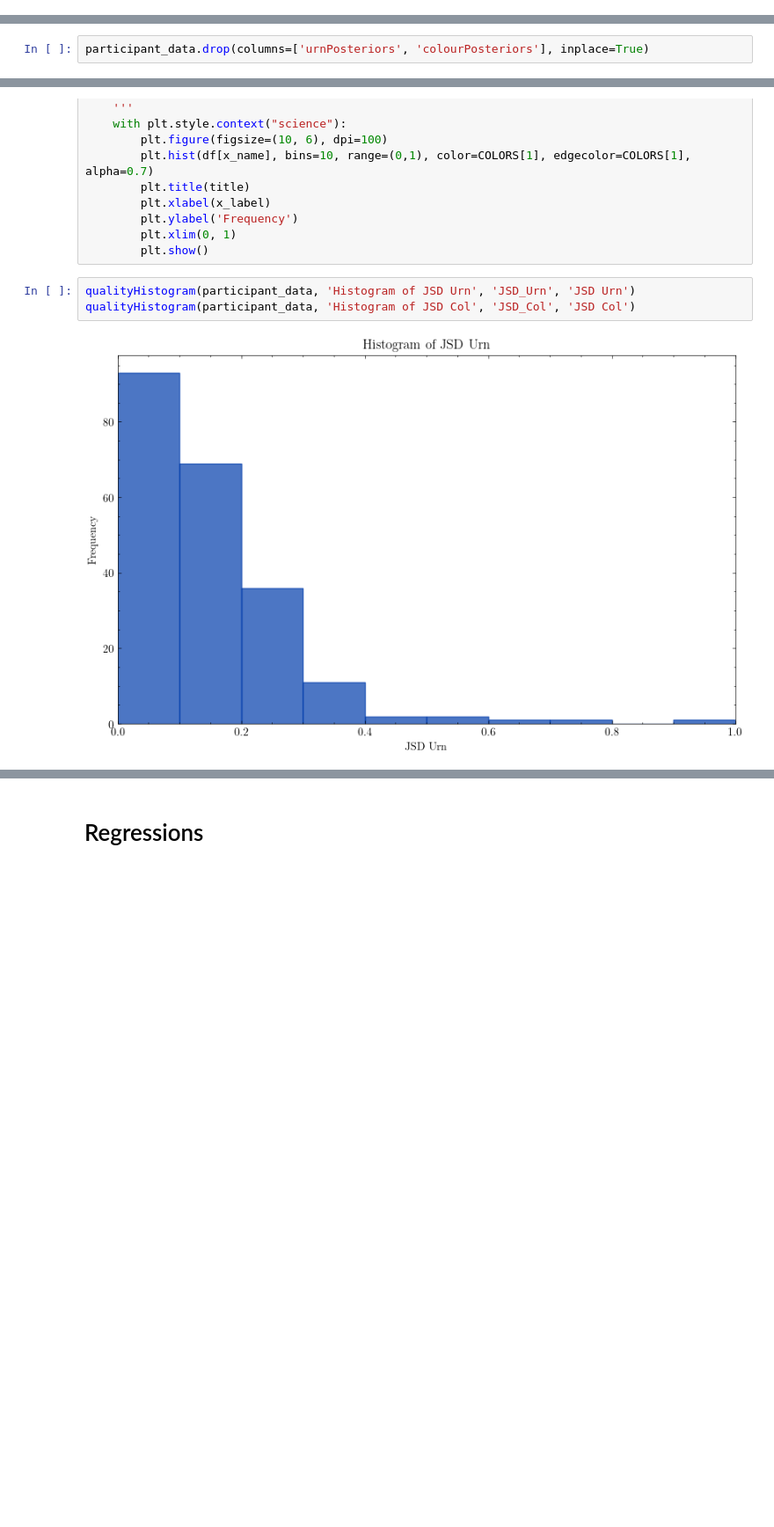
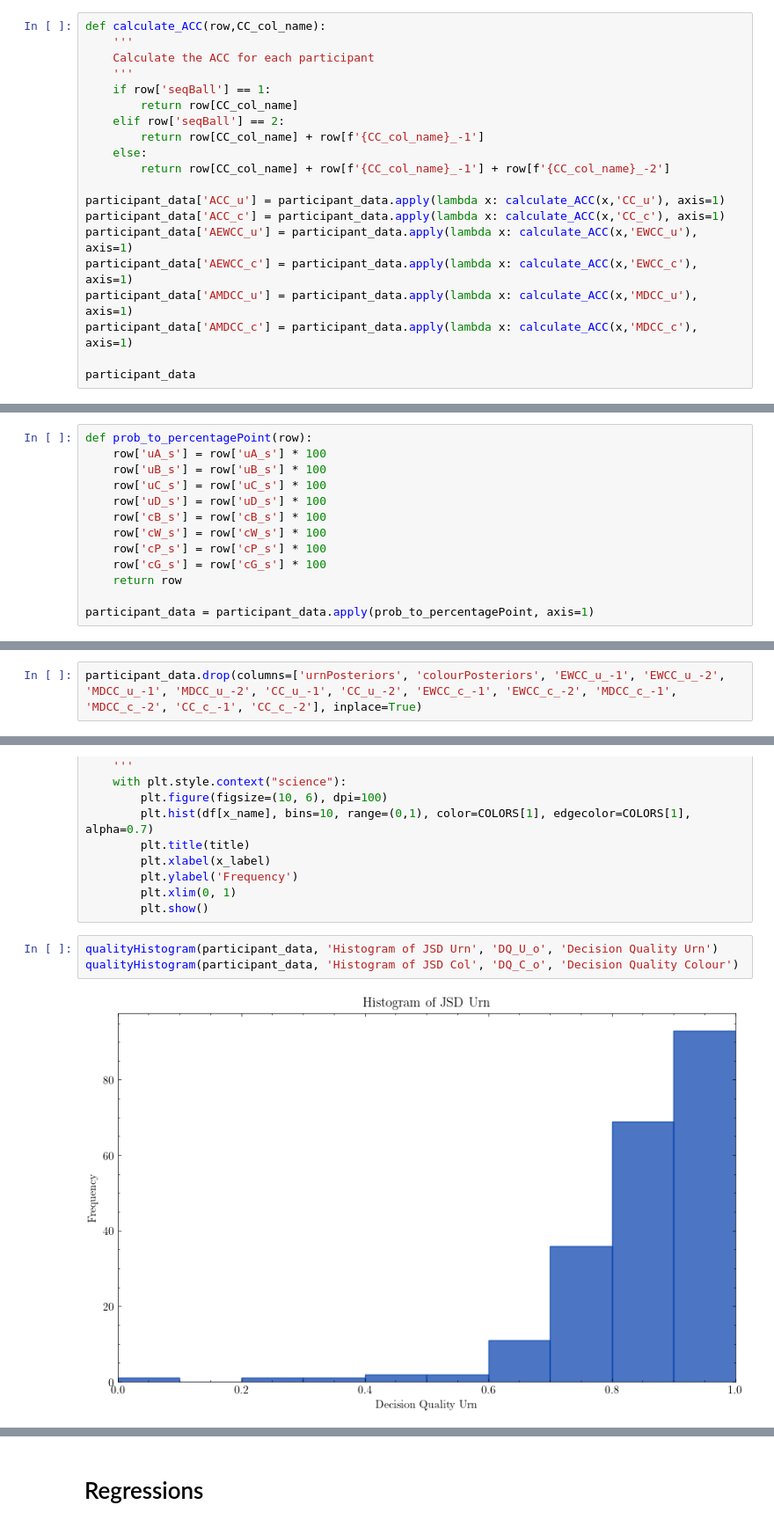
Before and after one commit to ZhongyuXu/beliefUpdating, a Jupyter notebook: Analysis/draft.ipynb, the cells around one changed output, grey strips where cells are left out. Shown: that part at 88% size. Drawn from its saved outputs; the diff is of its cells as text; blank space fills up the shorter version.

```diff
--- a/Analysis/draft.ipynb
+++ b/Analysis/draft.ipynb
@@ -184,0 +416,20 @@ calculate_complexity()
+# %%
+def calculate_ACC(row,CC_col_name):
+    '''
+    Calculate the ACC for each participant
+    '''
+    if row['seqBall'] == 1:
+        return row[CC_col_name]
+    elif row['seqBall'] == 2:
+        return row[CC_col_name] + row[f'{CC_col_name}_-1']
+    else:
+        return row[CC_col_name] + row[f'{CC_col_name}_-1'] + row[f'{CC_col_name}_-2']
+
+participant_data['ACC_u'] = participant_data.apply(lambda x: calculate_ACC(x,'CC_u'), axis=1)
+participant_data['ACC_c'] = participant_data.apply(lambda x: calculate_ACC(x,'CC_c'), axis=1)
+participant_data['AEWCC_u'] = participant_data.apply(lambda x: calculate_ACC(x,'EWCC_u'), axis=1)
+participant_data['AEWCC_c'] = participant_data.apply(lambda x: calculate_ACC(x,'EWCC_c'), axis=1)
+participant_data['AMDCC_u'] = participant_data.apply(lambda x: calculate_ACC(x,'MDCC_u'), axis=1)
+participant_data['AMDCC_c'] = participant_data.apply(lambda x: calculate_ACC(x,'MDCC_c'), axis=1)
+
+participant_data
@@ -189,7 +456,20 @@ participant_data['instanceName'] = participant_data['instanceName'].str.replace(
+# %%
+def prob_to_percentagePoint(row):
+    row['uA_s'] = row['uA_s'] * 100
+    row['uB_s'] = row['uB_s'] * 100
+    row['uC_s'] = row['uC_s'] * 100
+    row['uD_s'] = row['uD_s'] * 100
+    row['cB_s'] = row['cB_s'] * 100
+    row['cW_s'] = row['cW_s'] * 100
+    row['cP_s'] = row['cP_s'] * 100
+    row['cG_s'] = row['cG_s'] * 100
+    return row
+
+participant_data = participant_data.apply(prob_to_percentagePoint, axis=1)
 # %% [markdown]
 ### Delete Redundent Data
-# %%
-participant_data.drop(columns=['urnPosteriors', 'colourPosteriors'], inplace=True)
+# %%
+participant_data.drop(columns=['urnPosteriors', 'colourPosteriors', 'EWCC_u_-1', 'EWCC_u_-2', 'MDCC_u_-1', 'MDCC_u_-2', 'CC_u_-1', 'CC_u_-2', 'EWCC_c_-1', 'EWCC_c_-2', 'MDCC_c_-1', 'MDCC_c_-2', 'CC_c_-1', 'CC_c_-2'], inplace=True)
 # %%
 participant_data.columns
 # %% [output]
@@ -701,7 +978,7 @@ def qualityHistogram(df, title, x_name, x_label):
         plt.xlim(0, 1)
         plt.show()
 # %%
-qualityHistogram(participant_data, 'Histogram of JSD Urn', 'JSD_Urn', 'JSD Urn')
-qualityHistogram(participant_data, 'Histogram of JSD Col', 'JSD_Col', 'JSD Col')
+qualityHistogram(participant_data, 'Histogram of JSD Urn', 'DQ_U_o', 'Decision Quality Urn')
+qualityHistogram(participant_data, 'Histogram of JSD Col', 'DQ_C_o', 'Decision Quality Colour')
 # %% [output]
-[figure, old version]
+[figure, new version]
```
Also changed, not shown: parts of 69 cells of this notebook, 15 other files.
